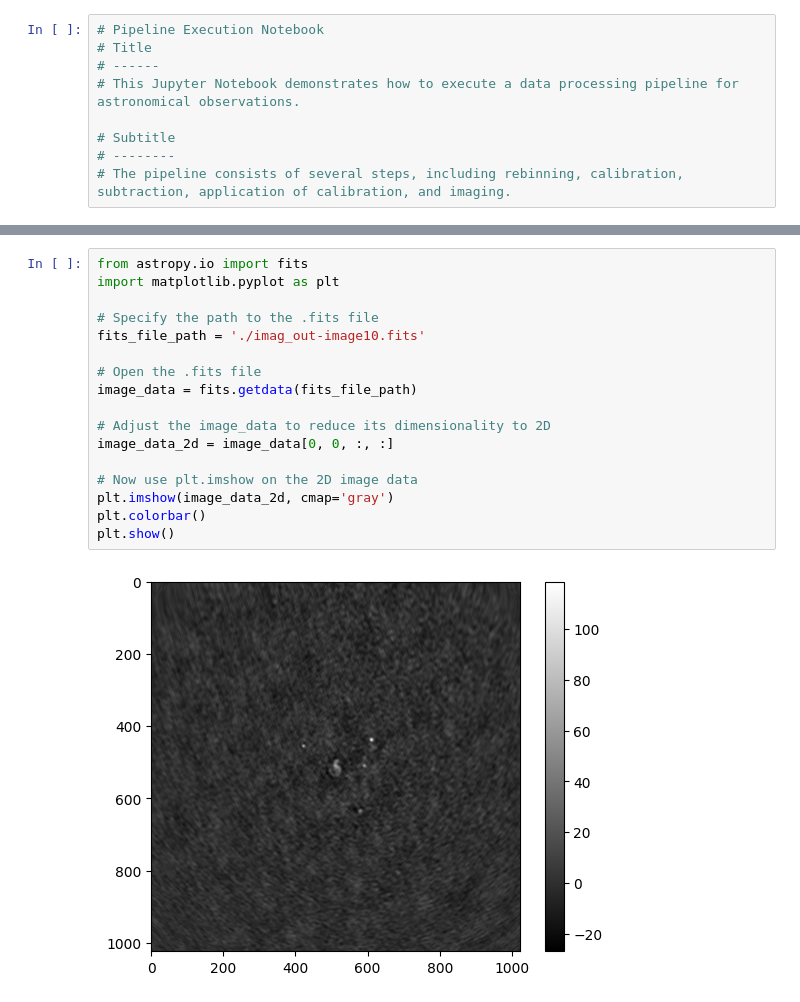
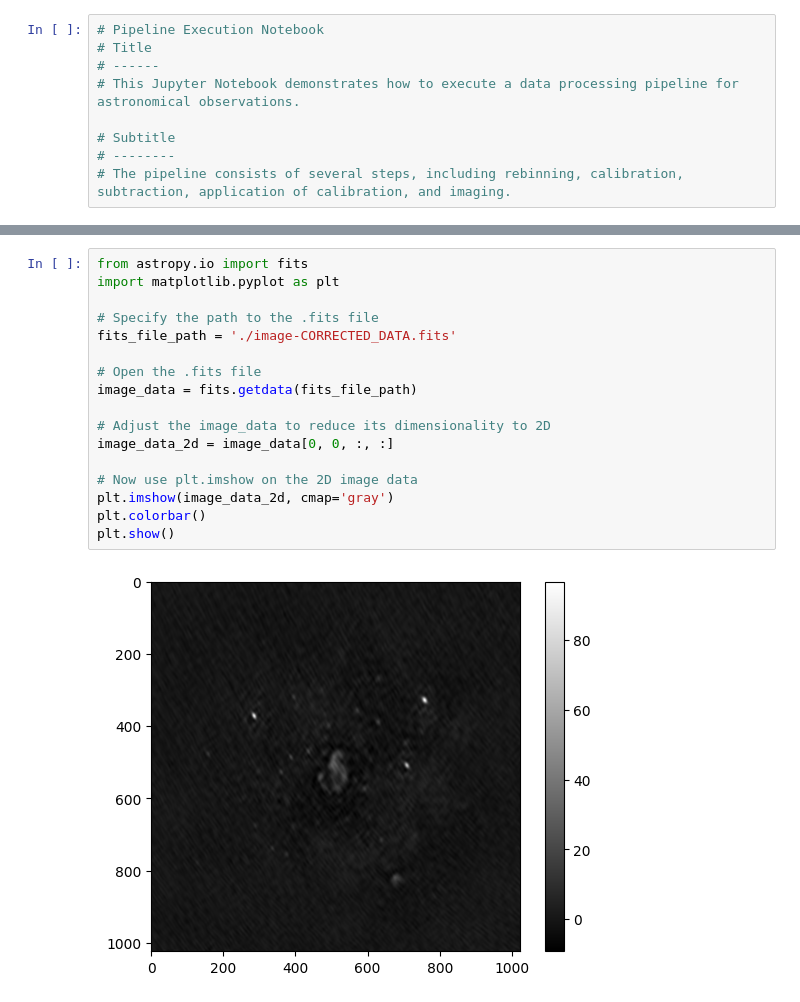
Before and after one commit to abourramouss/serverlessextract, a Jupyter notebook: radiointerferometry/examples/workflow.ipynb, the cells around one changed output, grey strips where cells are left out. Cells and saved outputs as stored; diff of their text form.

```diff
--- a/radiointerferometry/examples/workflow.ipynb
+++ b/radiointerferometry/examples/workflow.ipynb
@@ -303,19 +302,19 @@ True
 # %%
 from astropy.io import fits
 import matplotlib.pyplot as plt
 
 # Specify the path to the .fits file
-fits_file_path = './imag_out-image10.fits'
+fits_file_path = './image-CORRECTED_DATA.fits'
 
 # Open the .fits file
 image_data = fits.getdata(fits_file_path)
 
 # Adjust the image_data to reduce its dimensionality to 2D
 image_data_2d = image_data[0, 0, :, :]
 
 # Now use plt.imshow on the 2D image data
 plt.imshow(image_data_2d, cmap='gray')
 plt.colorbar()
 plt.show()
 # %% [output]
-[figure, old version]
+[figure, new version]
```
Also changed, not shown: parts of 6 cells of this notebook, 8 other files.
